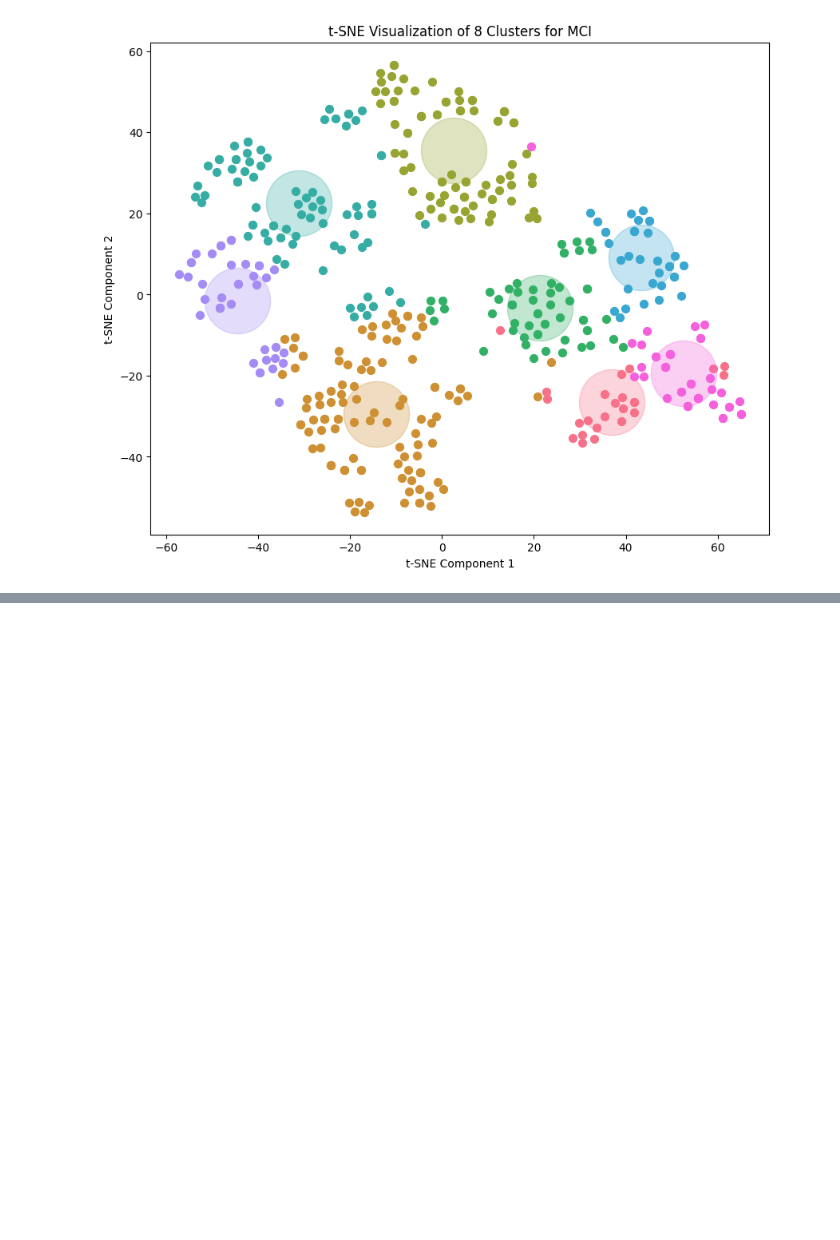
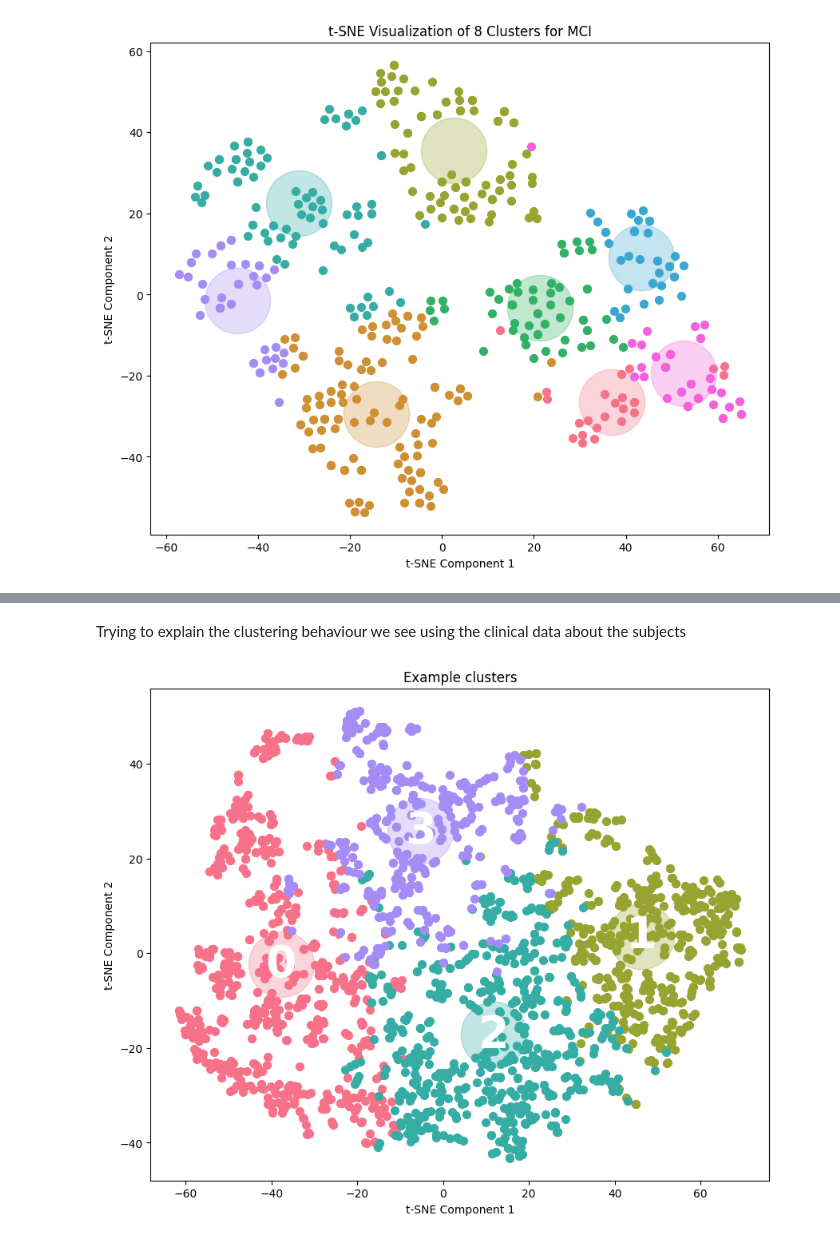
Before and after one commit to Vaakir/unsupervised-deep-learning-bachelor-thesis, a Jupyter notebook: clustering.ipynb, the cells around one changed output, grey strips where cells are left out. Cells and saved outputs as stored; diff of their text form; code cells hidden in the pictures; blank space fills up the shorter version.

```diff
--- a/clustering.ipynb
+++ b/clustering.ipynb
@@ -138,0 +139,16 @@ plot_clusters(latent_scaled, labels_nat, n_clusters=3,title='t-SNE Visualization
+# %% [markdown]
+Trying to explain the clustering behaviour we see using the clinical data about the subjects
+# %%
+latent_scaled = all_latent_scaled[0]
+n_clusters = 4
+labels, p_values_samples = find_clusters(latent_scaled, n_clusters=n_clusters)
+plot_clusters(latent_scaled, labels, n_clusters=n_clusters,title='Example clusters')
+import pandas as pd
+all_subjects = pd.read_csv("Data/subjects.csv").drop(columns="Unnamed: 0")
+all_subjects["is_AD"] = all_subjects["Group"] == 2
+all_subjects["is_MCI"] = all_subjects["Group"] == 1
+X = all_subjects.drop(columns=["imageid","subject","Group", "is_AD","is_MCI"]).copy()
+y = labels
+all_subjects["cluster_id"] = labels
+# %% [output]
+[figure, added]
```
Also changed, not shown: parts of 14 cells of this notebook, 2 other files.
